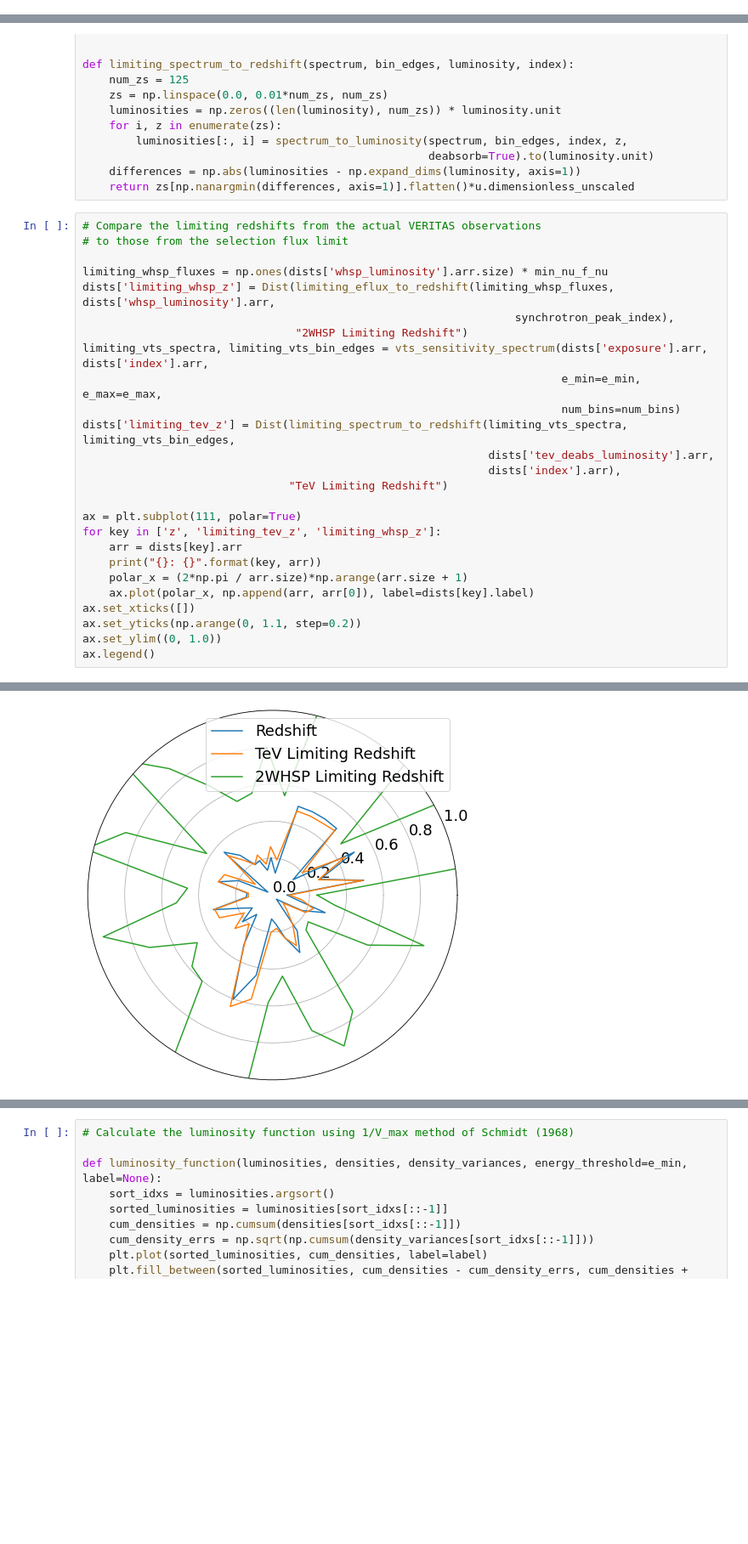
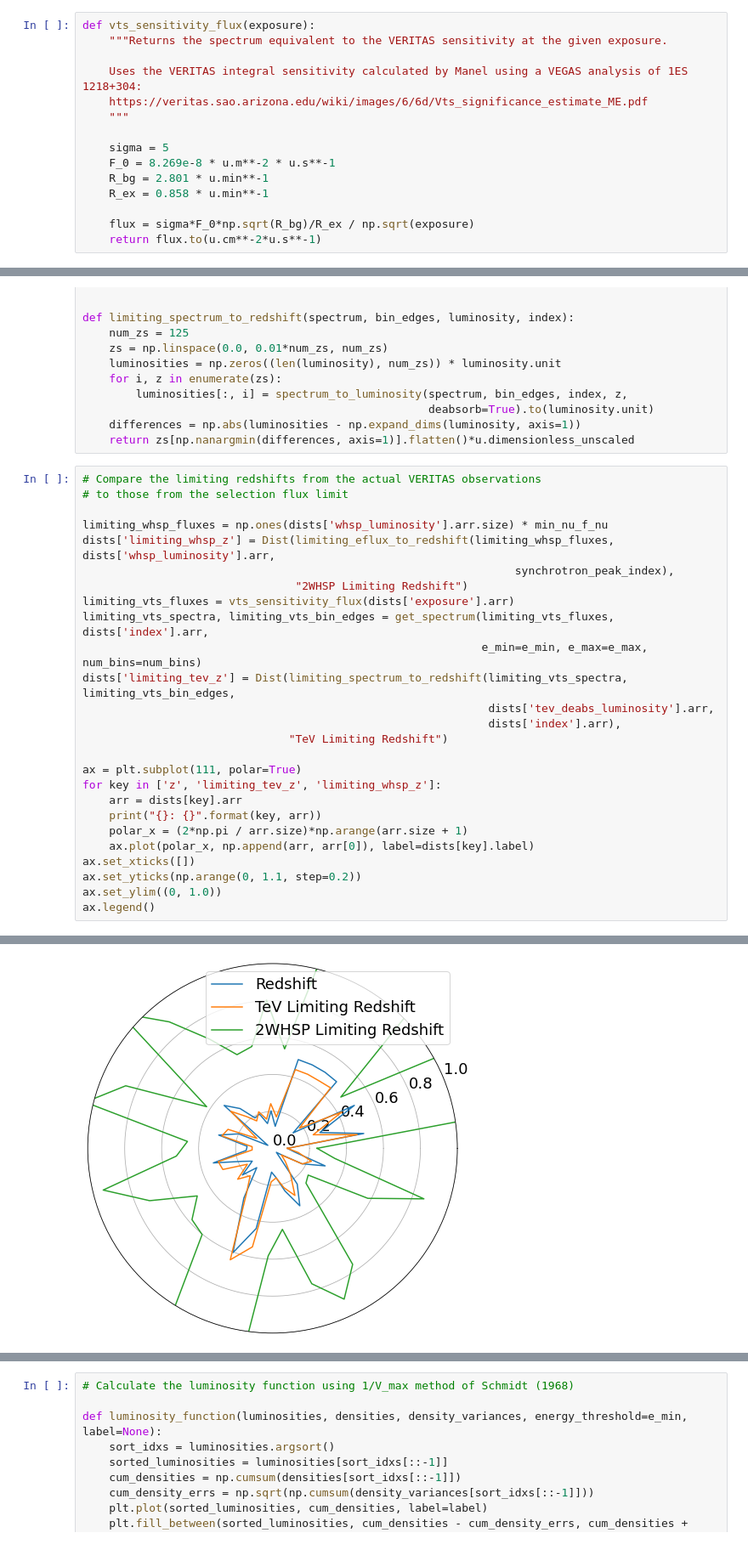
Before and after one commit to aribrill/lf-simulation, a Jupyter notebook: LF_calculation.ipynb, the cells around one changed output, grey strips where cells are left out. Shown: that part at 85% size. Cells and saved outputs as stored; diff of their text form; blank space fills up the shorter version.

Commit message:
Use VERITAS sensitivity formula from Manel

```diff
--- a/LF_calculation.ipynb
+++ b/LF_calculation.ipynb
@@ -435,3 +380,18 @@ plt.legend(loc="center right")
+# %%
+def vts_sensitivity_flux(exposure):
+    """Returns the spectrum equivalent to the VERITAS sensitivity at the given exposure.
+
+    Uses the VERITAS integral sensitivity calculated by Manel using a VEGAS analysis of 1ES 1218+304:
+    https://veritas.sao.arizona.edu/wiki/images/6/6d/Vts_significance_estimate_ME.pdf
+    """
+
+    sigma = 5
+    F_0 = 8.269e-8 * u.m**-2 * u.s**-1
+    R_bg = 2.801 * u.min**-1
+    R_ex = 0.858 * u.min**-1
+
+    flux = sigma*F_0*np.sqrt(R_bg)/R_ex / np.sqrt(exposure)
+    return flux.to(u.cm**-2*u.s**-1)
 # %%
 def limiting_eflux_to_redshift(eflux, luminosity, index):
     num_zs = 250
@@ -460,9 +420,9 @@ limiting_whsp_fluxes = np.ones(dists['whsp_luminosity'].arr.size) * min_nu_f_nu
 dists['limiting_whsp_z'] = Dist(limiting_eflux_to_redshift(limiting_whsp_fluxes, dists['whsp_luminosity'].arr,
                                                                  synchrotron_peak_index),
                                 "2WHSP Limiting Redshift")
-limiting_vts_spectra, limiting_vts_bin_edges = vts_sensitivity_spectrum(dists['exposure'].arr, dists['index'].arr,
-                                                                        e_min=e_min, e_max=e_max,
-                                                                        num_bins=num_bins)
+limiting_vts_fluxes = vts_sensitivity_flux(dists['exposure'].arr)
+limiting_vts_spectra, limiting_vts_bin_edges = get_spectrum(limiting_vts_fluxes, dists['index'].arr,
+                                                            e_min=e_min, e_max=e_max, num_bins=num_bins)
 dists['limiting_tev_z'] = Dist(limiting_spectrum_to_redshift(limiting_vts_spectra, limiting_vts_bin_edges,
                                                              dists['tev_deabs_luminosity'].arr,
                                                              dists['index'].arr),
@@ -493,12 +453,12 @@ limiting_tev_z: [0.09072581 0.49395161 0.26209677 0.44354839 0.2016129  0.483870
 limiting_whsp_z: [0.24096386 1.68674699 1.04417671 1.28514056 0.46184739 1.28514056
  1.28514056 1.54618474 1.40562249 0.54216867 0.80321285 0.562249
  0.54216867 0.68273092 0.88353414 1.10441767 0.42168675 0.86345382
  1.04417671 0.46184739 0.52208835 0.9437751  0.72289157 0.48192771
  0.58232932 0.60240964 1.18473896 3.27309237 2.40963855 0.58232932
  0.44176707 0.76305221 0.90361446 0.76305221 0.26104418 0.24096386
  0.58232932 0.86345382 0.34136546]
 <matplotlib.legend.Legend at 0x...>
-[figure, old version]
+[figure, new version]
 # %%
 # Calculate V and V_max for each detected source
 min_z = np.minimum(dists['limiting_whsp_z'].arr, dists['limiting_tev_z'].arr)
```
Also changed, not shown: parts of 6 cells of this notebook, 11 other files.
